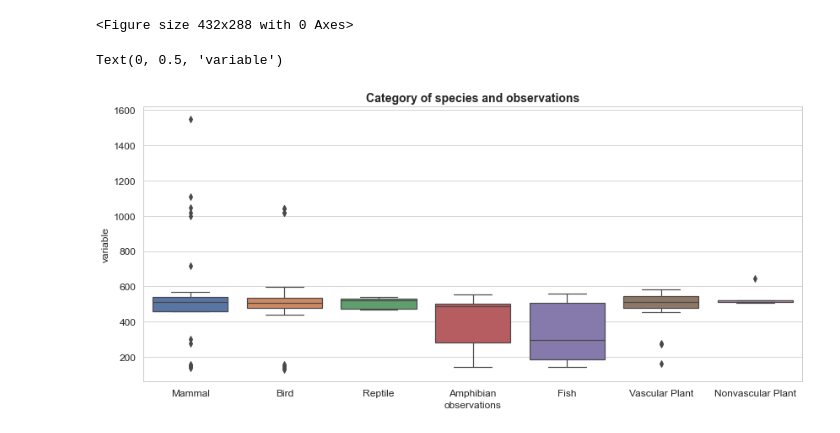
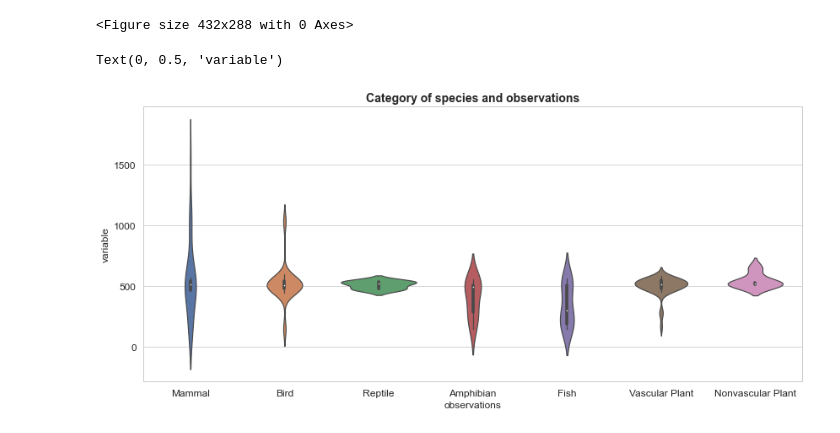
Before and after one commit to albertbanke/Biodiversity, a Jupyter notebook: biodiversity.ipynb, the cells around one changed output. Cells and saved outputs as stored; diff of their text form; code cells hidden in the pictures.

```diff
--- a/biodiversity.ipynb
+++ b/biodiversity.ipynb
@@ -295,24 +295,24 @@ plt.clf()
 # %%
 # (F) Bivariate data analysis
 
-# Plotting a boxplot of category and number of observations
+# Plotting a violinplot of category and number of observations
 
 plt.figure(figsize=(14,6))
-sns.boxplot(data = biodiversity, x = 'category', y = 'total_observations')
+sns.violinplot(data = biodiversity, x = 'category', y = 'total_observations')
 
 plt.title('Category of species and observations', fontsize= 14, fontweight="bold")
 
 plt.xticks(fontsize = 12)
 plt.yticks(fontsize = 12)
 
 plt.xlabel('observations', fontsize = 12)
 plt.ylabel('variable', fontsize = 12)
 
 # Interpretation: We see that the median for most of the categories lie around 500 with the exception of fish where it is closer to 300
 # This implies much of the data is split around the 500 mark, where 50% of the data is below and the other 50% is below this mark.
 # The mammals and birds have the most outliers and thus range of observations. Reptiles, however, is very narrow in its interquartile ranges.
 # In other words, the different species of reptiles are observed at same rates.
-# Nonvascular plants has the narrowst boxplot. This could imply few obsevations.
+# Nonvascular plants has the most narrow violin. This could imply few obsevations.
 # %% [output]
 Text(0, 0.5, 'variable')
-[figure, old version]
+[figure, new version]
```
